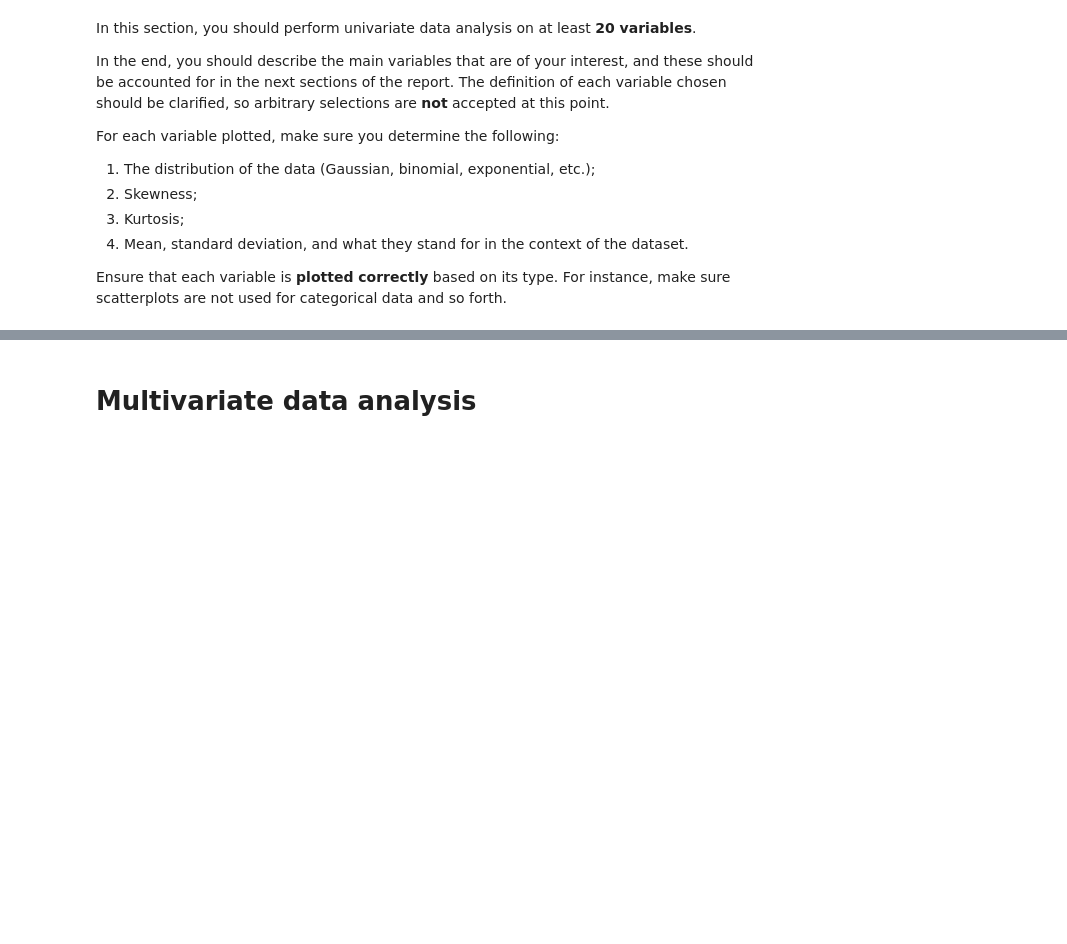
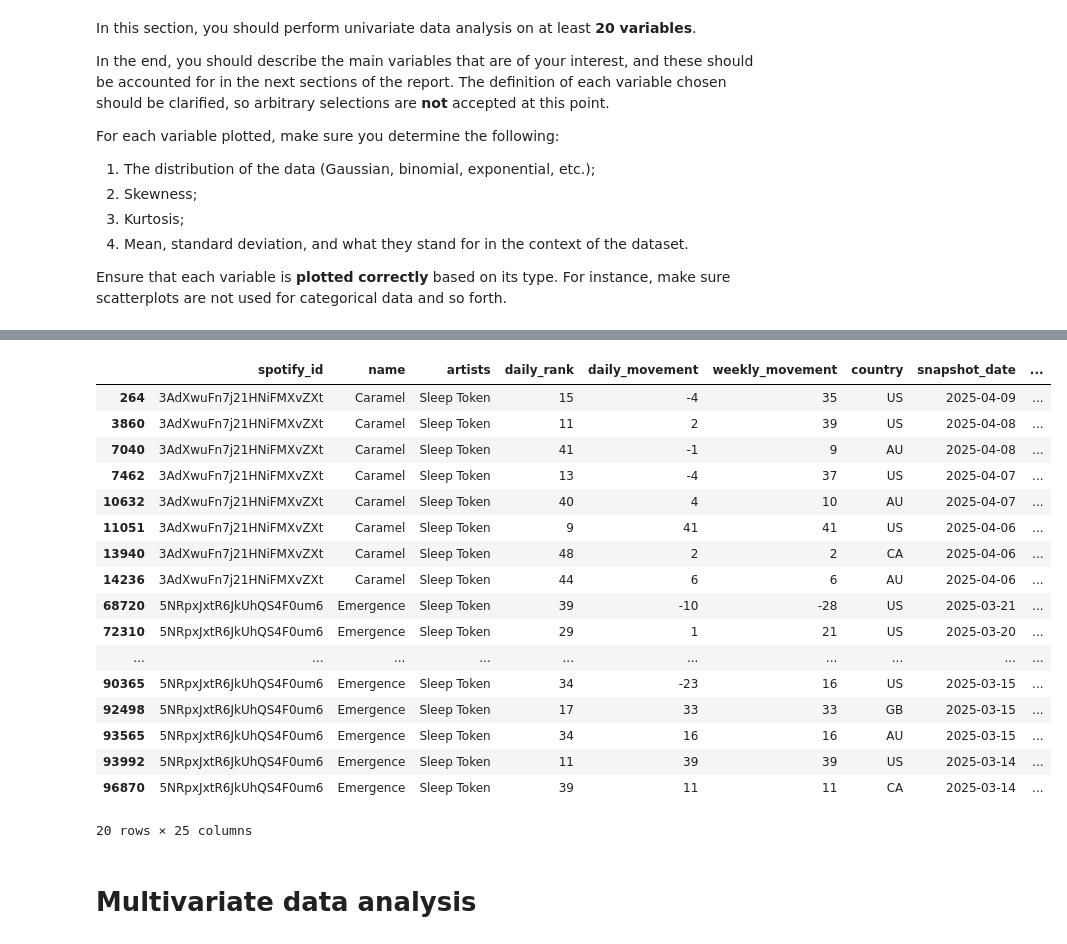
Before and after one commit to Henrick1/Projeto-Data-Science, a Jupyter notebook: ProjetoDataScience.ipynb, the cells around one changed output, grey strips where cells are left out. Cells and saved outputs as stored; diff of their text form; code cells hidden in the pictures; blank space fills up the shorter version.

```diff
--- a/ProjetoDataScience.ipynb
+++ b/ProjetoDataScience.ipynb
@@ -134,3 +187,26 @@ Ensure that each variable is **plotted correctly** based on its type. For instan
+# %%
+# Filtrar linhas onde um artista aparece na coluna 'artists'
+bmth_songs = df[df['artists'].str.contains("", case=False, na=False)]
+bmth_songs
+# %% [output]
+|  | spotify_id | name | artists | daily_rank | daily_movement | weekly_movement | country | snapshot_date | ... |
+| 264 | 3AdXwuFn7j21HNiFMXvZXt | Caramel | Sleep Token | 15 | -4 | 35 | US | 2025-04-09 | ... |
+| 3860 | 3AdXwuFn7j21HNiFMXvZXt | Caramel | Sleep Token | 11 | 2 | 39 | US | 2025-04-08 | ... |
+| 7040 | 3AdXwuFn7j21HNiFMXvZXt | Caramel | Sleep Token | 41 | -1 | 9 | AU | 2025-04-08 | ... |
+| 7462 | 3AdXwuFn7j21HNiFMXvZXt | Caramel | Sleep Token | 13 | -4 | 37 | US | 2025-04-07 | ... |
+| 10632 | 3AdXwuFn7j21HNiFMXvZXt | Caramel | Sleep Token | 40 | 4 | 10 | AU | 2025-04-07 | ... |
+| 11051 | 3AdXwuFn7j21HNiFMXvZXt | Caramel | Sleep Token | 9 | 41 | 41 | US | 2025-04-06 | ... |
+| 13940 | 3AdXwuFn7j21HNiFMXvZXt | Caramel | Sleep Token | 48 | 2 | 2 | CA | 2025-04-06 | ... |
+| 14236 | 3AdXwuFn7j21HNiFMXvZXt | Caramel | Sleep Token | 44 | 6 | 6 | AU | 2025-04-06 | ... |
+| 68720 | 5NRpxJxtR6JkUhQS4F0um6 | Emergence | Sleep Token | 39 | -10 | -28 | US | 2025-03-21 | ... |
+| 72310 | 5NRpxJxtR6JkUhQS4F0um6 | Emergence | Sleep Token | 29 | 1 | 21 | US | 2025-03-20 | ... |
+| ... | ... | ... | ... | ... | ... | ... | ... | ... | ... |
+| 90365 | 5NRpxJxtR6JkUhQS4F0um6 | Emergence | Sleep Token | 34 | -23 | 16 | US | 2025-03-15 | ... |
+| 92498 | 5NRpxJxtR6JkUhQS4F0um6 | Emergence | Sleep Token | 17 | 33 | 33 | GB | 2025-03-15 | ... |
+| 93565 | 5NRpxJxtR6JkUhQS4F0um6 | Emergence | Sleep Token | 34 | 16 | 16 | AU | 2025-03-15 | ... |
+| 93992 | 5NRpxJxtR6JkUhQS4F0um6 | Emergence | Sleep Token | 11 | 39 | 39 | US | 2025-03-14 | ... |
+| 96870 | 5NRpxJxtR6JkUhQS4F0um6 | Emergence | Sleep Token | 39 | 11 | 11 | CA | 2025-03-14 | ... |
+20 rows × 25 columns
 # %% [markdown]
 # **Multivariate data analysis**
 # %% [markdown]
```
Also changed, not shown: parts of 9 cells of this notebook, 1 other file.
